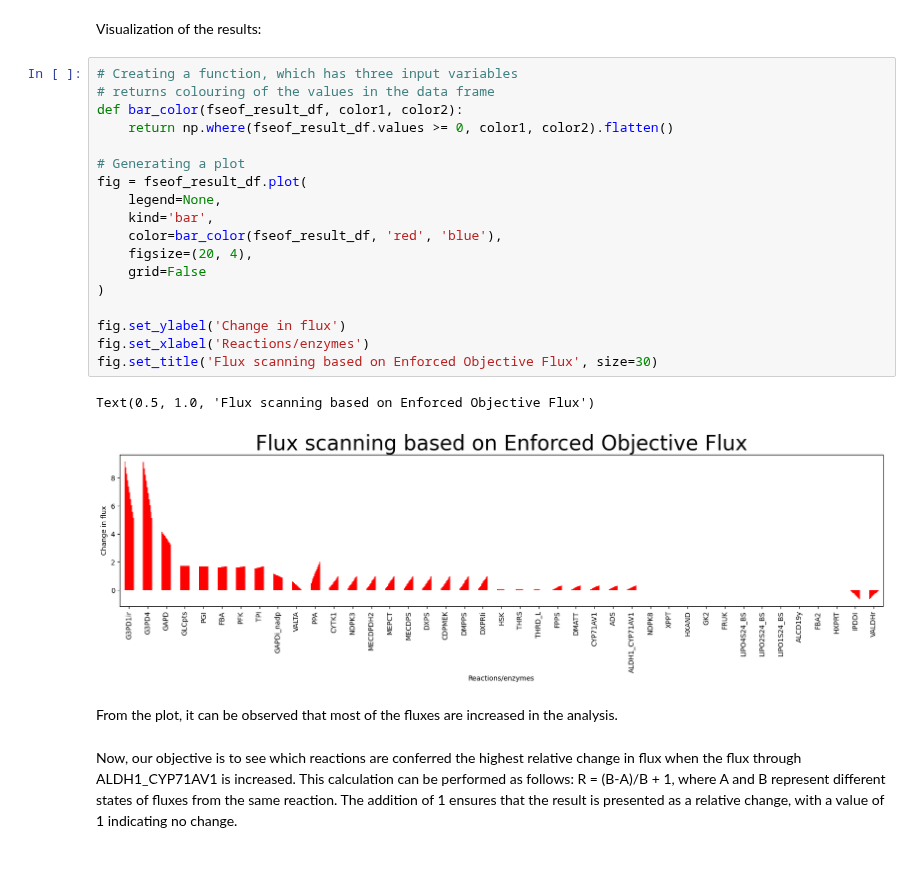
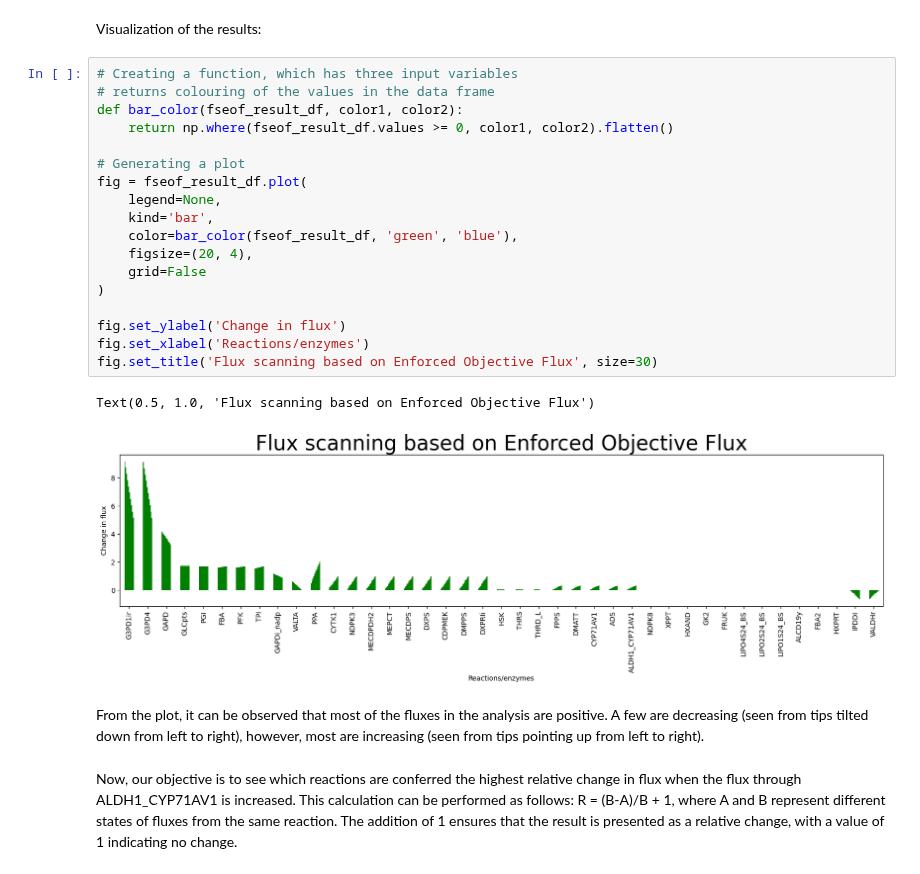
Before and after one commit to 27410/group-assignment-group6, a Jupyter notebook: 5_FSEOF_analysis.ipynb, the cells around one changed output. Saved outputs shown, nothing was run; the diff lists cells and outputs as text.

```diff
--- a/5_FSEOF_analysis.ipynb
+++ b/5_FSEOF_analysis.ipynb
@@ -74,26 +74,26 @@ Visualization of the results:
 # %%
 # Creating a function, which has three input variables
 # returns colouring of the values in the data frame
 def bar_color(fseof_result_df, color1, color2):
     return np.where(fseof_result_df.values >= 0, color1, color2).flatten()
 
 # Generating a plot
 fig = fseof_result_df.plot(
     legend=None,
     kind='bar',
-    color=bar_color(fseof_result_df, 'red', 'blue'),
+    color=bar_color(fseof_result_df, 'green', 'blue'),
     figsize=(20, 4),
     grid=False
 )
 
 fig.set_ylabel('Change in flux')
 fig.set_xlabel('Reactions/enzymes')
 fig.set_title('Flux scanning based on Enforced Objective Flux', size=30)
 # %% [output]
 Text(0.5, 1.0, 'Flux scanning based on Enforced Objective Flux')
-[figure, old version]
+[figure, new version]
 # %% [markdown]
-From the plot, it can be observed that most of the fluxes are increased in the analysis.
+From the plot, it can be observed that most of the fluxes in the analysis are positive. A few are decreasing (seen from tips tilted down from left to right), however, most are increasing (seen from tips pointing up from left to right).
 # %% [markdown]
 Now, our objective is to see which reactions are conferred the highest relative change in flux when the flux through ALDH1_CYP71AV1 is increased.
 This calculation can be performed as follows: R = (B-A)/B + 1, where A and B represent different states of fluxes from the same reaction. The addition of 1 ensures that the result is presented as a relative change, with a value of 1 indicating no change.
```
Also changed, not shown: parts of 7 cells of this notebook.
